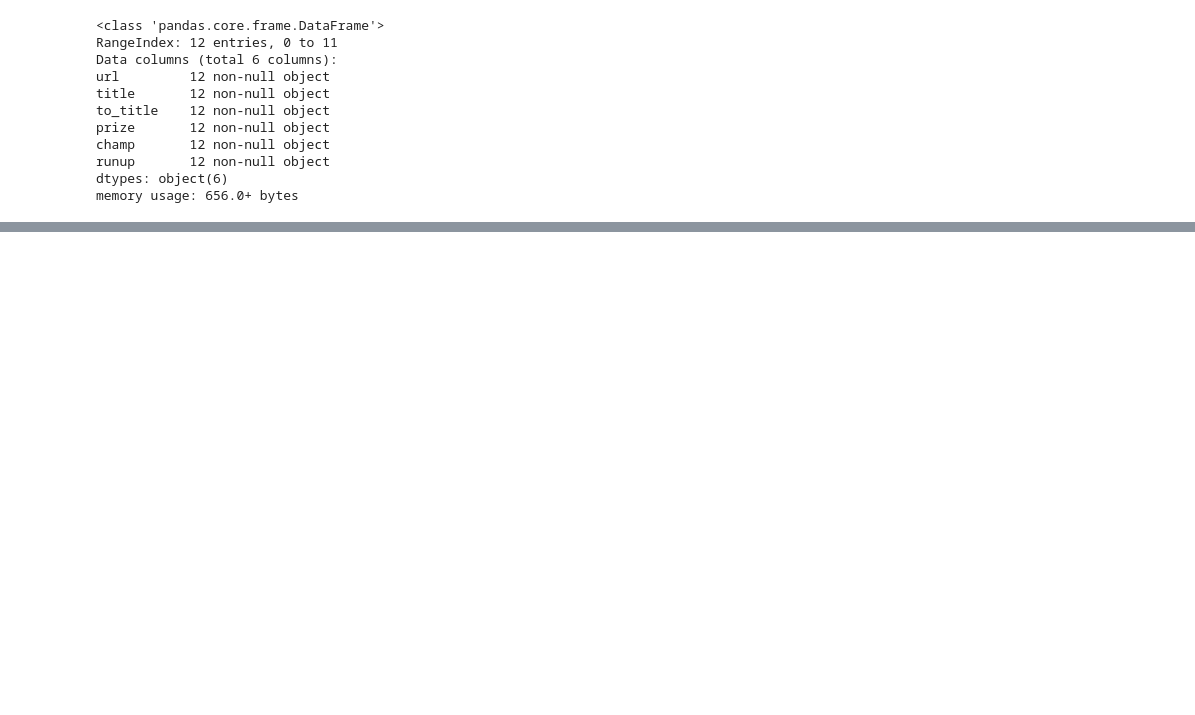
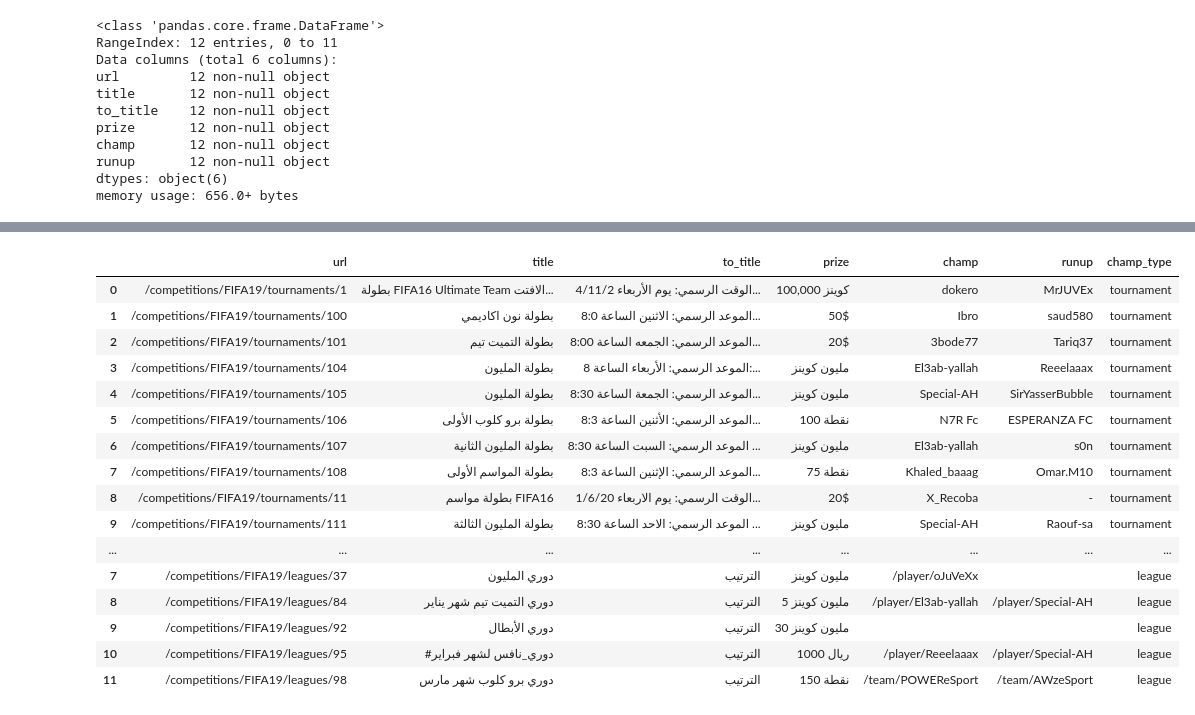
Before and after one commit to iRaied/eSports_Teams, a Jupyter notebook: esports_teams.ipynb, the cells around one changed output, grey strips where cells are left out. Cells and saved outputs as stored; diff of their text form; code cells hidden in the pictures; blank space fills up the shorter version.

```diff
--- a/esports_teams.ipynb
+++ b/esports_teams.ipynb
@@ -1105,3 +1064,7 @@ df_fifa_l
 | 9 | /competitions/FIFA19/leagues/92 | دوري الأبطال | الترتيب | 30 مليون كوينز |  |  |
 | 10 | /competitions/FIFA19/leagues/95 | #دوري_نافس لشهر فبراير | الترتيب | 1000 ريال | /player/Reeelaaax | /player/Special-AH |
 | 11 | /competitions/FIFA19/leagues/98 | دوري برو كلوب شهر مارس | الترتيب | 150 نقطة | /team/POWEReSport | /team/AWzeSport |
+# %%
+# Add a column called champ_type and set the value to be 'league'
+
+df_fifa_l['champ_type'] = 'league'
@@ -1121,0 +1148,4 @@ memory usage: 656.0+ bytes
+# %%
+# Add a column called champ_type and set the value to be 'tournament'
+
+df_fifa_t['champ_type'] = 'tournament'
@@ -1121,0 +1172,24 @@ memory usage: 656.0+ bytes
+# %%
+# merge the two DataFrames
+
+df_fifa = df_fifa_t.append(df_fifa_l)
+# %%
+df_fifa
+# %% [output]
+|  | url | title | to_title | prize | champ | runup | champ_type |
+| 0 | /competitions/FIFA19/tournaments/1 | بطولة FIFA16 Ultimate Team الافتت... | الوقت الرسمي: يوم الأربعاء 4/11/2... | 100,000 كوينز | dokero | MrJUVEx | tournament |
+| 1 | /competitions/FIFA19/tournaments/100 | بطولة نون اكاديمي | الموعد الرسمي: الاثنين الساعة 8:0... | 50$ | Ibro | saud580 | tournament |
+| 2 | /competitions/FIFA19/tournaments/101 | بطولة التميت تيم | الموعد الرسمي: الجمعه الساعة 8:00... | 20$ | 3bode77 | Tariq37 | tournament |
+| 3 | /competitions/FIFA19/tournaments/104 | بطولة المليون | الموعد الرسمي: الأربعاء الساعة 8:... | مليون كوينز | El3ab-yallah | Reeelaaax | tournament |
+| 4 | /competitions/FIFA19/tournaments/105 | بطولة المليون | الموعد الرسمي: الجمعة الساعة 8:30... | مليون كوينز | Special-AH | SirYasserBubble | tournament |
+| 5 | /competitions/FIFA19/tournaments/106 | بطولة برو كلوب الأولى | الموعد الرسمي: الأثنين الساعة 8:3... | 100 نقطة | N7R Fc | ESPERANZA FC | tournament |
+| 6 | /competitions/FIFA19/tournaments/107 | بطولة المليون الثانية | الموعد الرسمي: السبت الساعة 8:30 ... | مليون كوينز | El3ab-yallah | s0n | tournament |
+| 7 | /competitions/FIFA19/tournaments/108 | بطولة المواسم الأولى | الموعد الرسمي: الإثنين الساعة 8:3... | 75 نقطة | Khaled_baaag | Omar.M10 | tournament |
+| 8 | /competitions/FIFA19/tournaments/11 | بطولة مواسم FIFA16 | الوقت الرسمي: يوم الاربعاء 1/6/20... | 20$ | X_Recoba | - | tournament |
+| 9 | /competitions/FIFA19/tournaments/111 | بطولة المليون الثالثة | الموعد الرسمي: الاحد الساعة 8:30 ... | مليون كوينز | Special-AH | Raouf-sa | tournament |
+| ... | ... | ... | ... | ... | ... | ... | ... |
+| 7 | /competitions/FIFA19/leagues/37 | دوري المليون | الترتيب | مليون كوينز | /player/oJuVeXx |  | league |
+| 8 | /competitions/FIFA19/leagues/84 | دوري التميت تيم شهر يناير | الترتيب | 5 مليون كوينز | /player/El3ab-yallah | /player/Special-AH | league |
+| 9 | /competitions/FIFA19/leagues/92 | دوري الأبطال | الترتيب | 30 مليون كوينز |  |  | league |
+| 10 | /competitions/FIFA19/leagues/95 | #دوري_نافس لشهر فبراير | الترتيب | 1000 ريال | /player/Reeelaaax | /player/Special-AH | league |
+| 11 | /competitions/FIFA19/leagues/98 | دوري برو كلوب شهر مارس | الترتيب | 150 نقطة | /team/POWEReSport | /team/AWzeSport | league |
```
Also changed, not shown: parts of 21 cells of this notebook.
